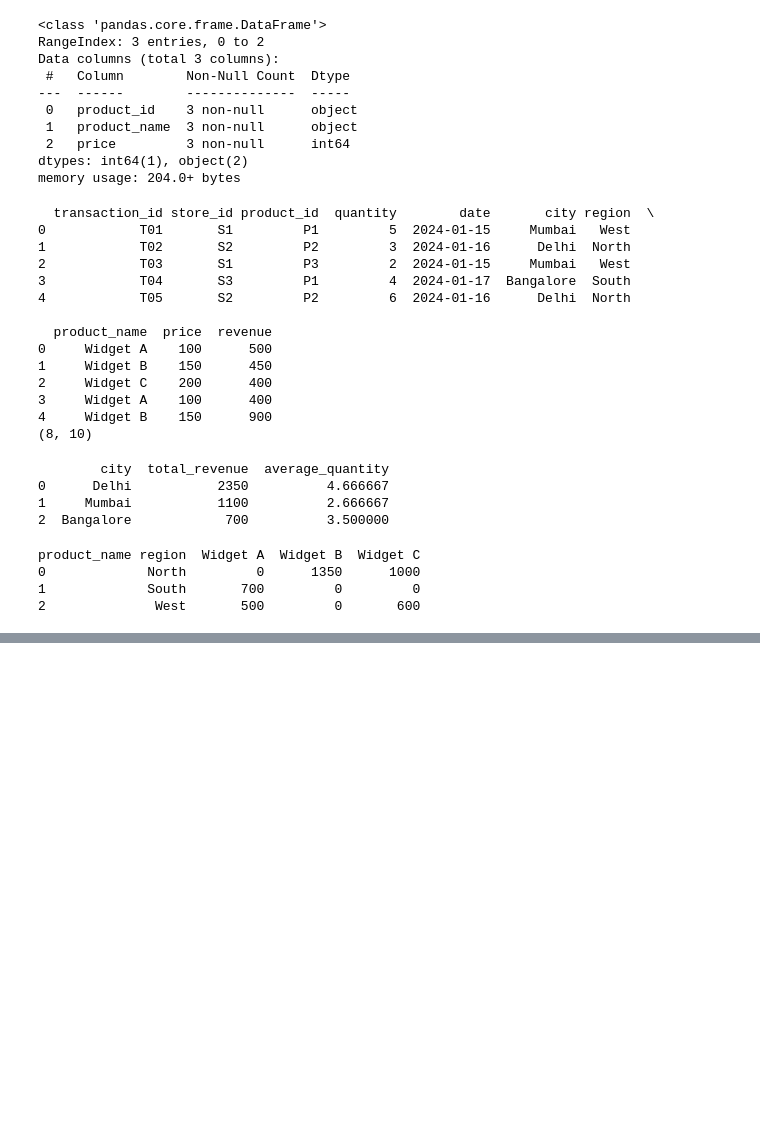
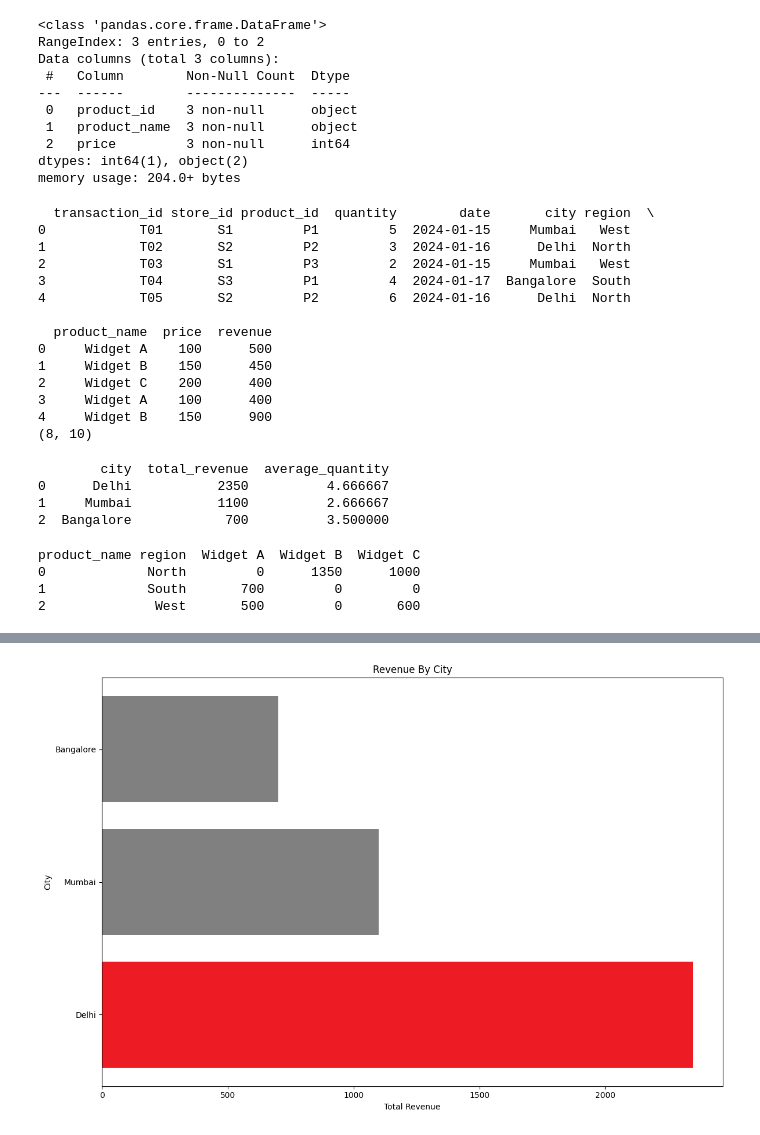
Before and after one commit to Alok-Senapati/Masai-IITP-AIML-Assignments, a Jupyter notebook: Assignment14.ipynb, the cells around one changed output, grey strips where cells are left out. Drawn from its saved outputs; the diff is of its cells as text; code cells hidden in the pictures; blank space fills up the shorter version.

```diff
--- a/Assignment14.ipynb
+++ b/Assignment14.ipynb
@@ -141,0 +157,71 @@ product_name region  Widget A  Widget B  Widget C
+# %%
+import pandas as pd
+import numpy as np
+import matplotlib.pyplot as plt
+
+transactions = pd.DataFrame({
+    'transaction_id': ['T01','T02','T03','T04','T05','T06','T07','T08'],
+    'store_id': ['S1','S2','S1','S3','S2','S1','S3','S2'],
+    'product_id': ['P1','P2','P3','P1','P2','P3','P1','P3'],
+    'quantity': [5, 3, 2, 4, 6, 1, 3, 5],
+    'date': ['2024-01-15','2024-01-16','2024-01-15','2024-01-17',
+             '2024-01-16','2024-01-18','2024-01-17','2024-01-18']
+})
+
+stores = pd.DataFrame({
+    'store_id': ['S1','S2','S3','S4'],
+    'city': ['Mumbai','Delhi','Bangalore','Chennai'],
+    'region': ['West','North','South','South']
+})
+
+
+products = pd.DataFrame({
+    'product_id': ['P1','P2','P3'],
+    'product_name': ['Widget A','Widget B','Widget C'],
+    'price': [100, 150, 200]
+})
+
+## Merge transactions with stores (left join) and then with products (left join) to create a complete sales report. Add a revenue column (quantity × price). Print first 5 rows and shape.
+
+sales_report = pd.merge(
+    pd.merge(
+        transactions, stores, on='store_id', how='left'
+    ), products, on='product_id', how='inner'
+)
+sales_report['revenue'] = sales_report['quantity'] * sales_report['price']
+print(sales_report.head())
+print(sales_report.shape)
+
+## Create a summary using groupby: Calculate total revenue and average quantity per city. Sort by total revenue descending. Print the result
+
+analysis_per_city = sales_report.groupby('city').agg(
+    total_revenue = ('revenue', 'sum'),
+    average_quantity = ('quantity', 'mean')
+).sort_values('total_revenue', ascending=False).reset_index()
+print(analysis_per_city)
+
+## Create a pivot table with region as rows, product_name as columns, and total revenue as values (use aggfunc='sum' and fill_value=0). Print the pivot table.
+
+sales_report_pivot = sales_report.pivot_table(
+    index = 'region', columns = 'product_name', values = 'revenue', aggfunc = 'sum', fill_value=0
+).reset_index()
+print(sales_report_pivot)
+
+## Using Matplotlib OO interface, create a horizontal bar chart showing total revenue by city. Color the highest revenue city in Masai Red (#ED1C24) and others in gray. Include title "Revenue by City" and axis labels. (3 marks)
+fig, ax = plt.subplots(figsize=(12, 8))
+idx_max = analysis_per_city['total_revenue'].argmax()
+colors = ['#ED1C24' if i ==idx_max else 'gray' for i in range(analysis_per_city.shape[0])]
+ax.barh(analysis_per_city['city'], analysis_per_city['total_revenue'], color=colors)
+
+ax.set_xlabel("Total Revenue")
+ax.set_ylabel("City")
+ax.set_title("Revenue By City")
+
+fig.tight_layout()
+plt.show()
+
+##  Interpret your results: Which region generates the most revenue? Which product is the best seller? Write 2-3 sentences.
+
+# - North region generates the most revenue.
+# - Widget C is the best-selling product, generating the highest total revenue of 1600 across the West and North regions.
+# %% [output]
@@ -141,0 +245 @@ product_name region  Widget A  Widget B  Widget C
+[figure, added]
```
Also changed, not shown: parts of 2 cells of this notebook.
